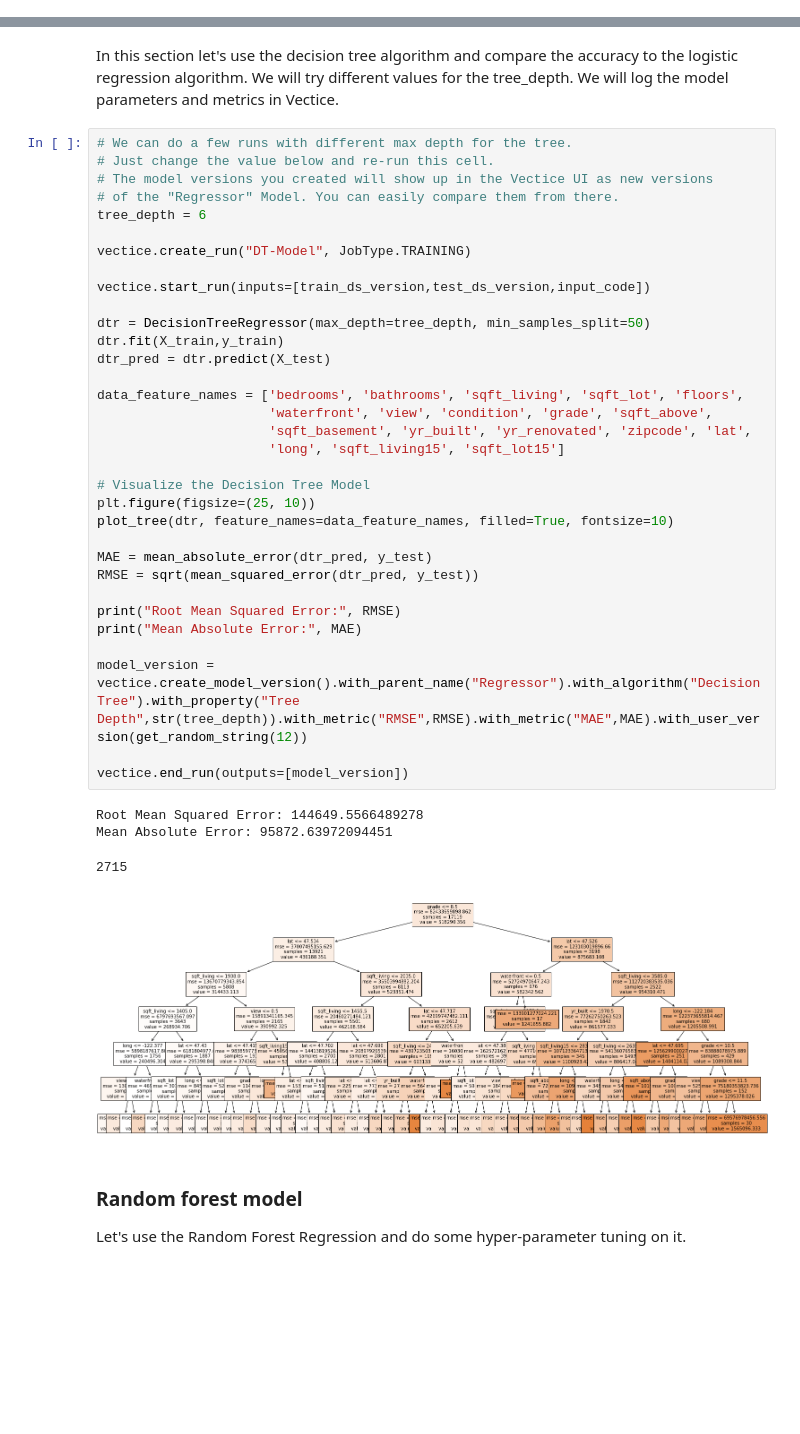
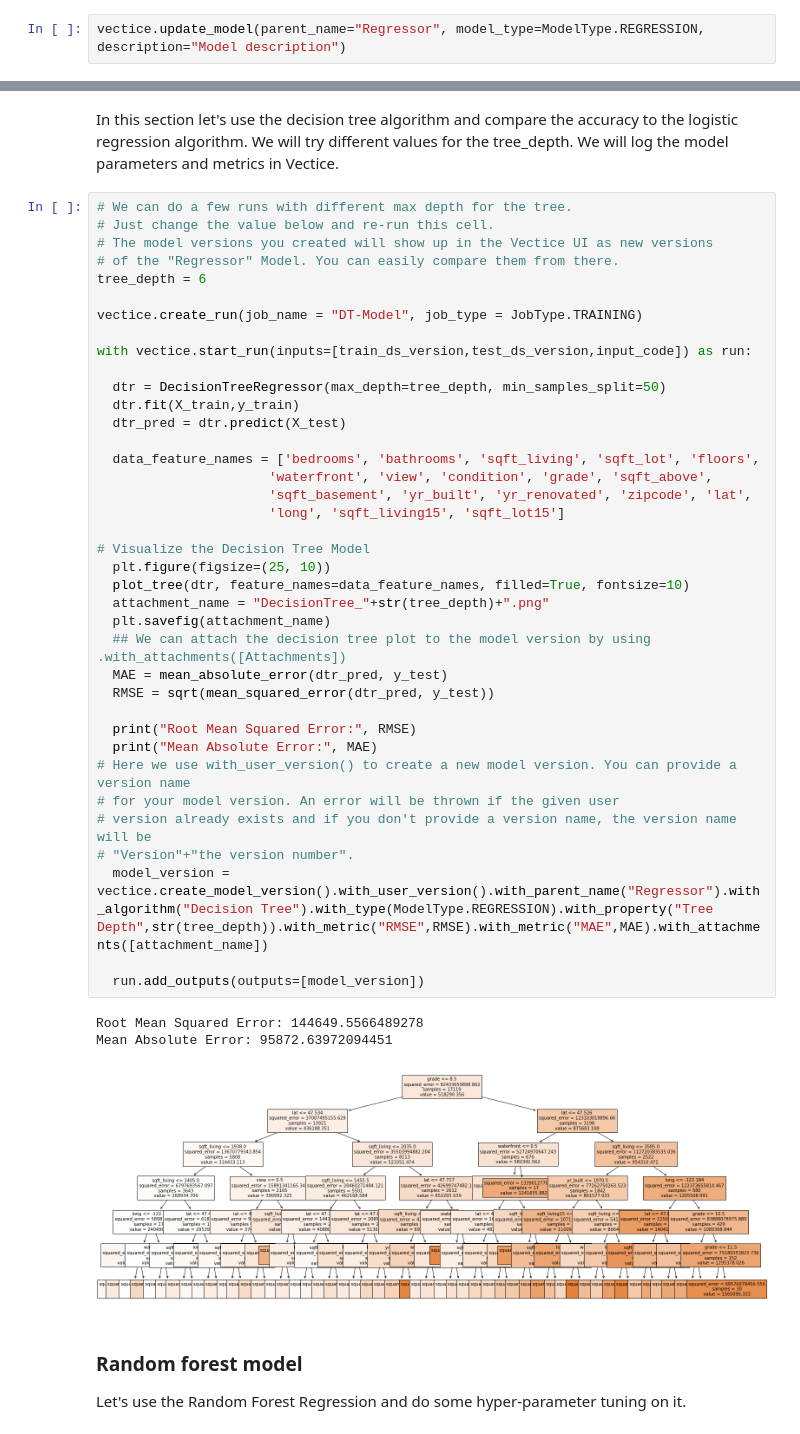
Before and after one commit to jingyanwang/skill_to_l3_example, a Jupyter notebook: Notebooks/Vanilla/Tutorial/Tutorial_Modelling_All.ipynb, the cells around one changed output, grey strips where cells are left out. Saved outputs shown, nothing was run; the diff lists cells and outputs as text; blank space fills up the shorter version.

```diff
--- a/Notebooks/Vanilla/Tutorial/Tutorial_Modelling_All.ipynb
+++ b/Notebooks/Vanilla/Tutorial/Tutorial_Modelling_All.ipynb
@@ -226,0 +222,2 @@ Mean Absolute Error:  109761.9792426024
+# %%
+vectice.update_model(parent_name="Regressor", model_type=ModelType.REGRESSION, description="Model description")
@@ -231,41 +230,45 @@ In this section let's use the decision tree algorithm and compare the accuracy t
 # %%
 # We can do a few runs with different max depth for the tree.
 # Just change the value below and re-run this cell.
 # The model versions you created will show up in the Vectice UI as new versions
 # of the "Regressor" Model. You can easily compare them from there.
 tree_depth = 6
 
-vectice.create_run("DT-Model", JobType.TRAINING)
+vectice.create_run(job_name = "DT-Model", job_type = JobType.TRAINING)
 
-vectice.start_run(inputs=[train_ds_version,test_ds_version,input_code])
+with vectice.start_run(inputs=[train_ds_version,test_ds_version,input_code]) as run:
 
-dtr = DecisionTreeRegressor(max_depth=tree_depth, min_samples_split=50)
-dtr.fit(X_train,y_train)
-dtr_pred = dtr.predict(X_test)
+  dtr = DecisionTreeRegressor(max_depth=tree_depth, min_samples_split=50)
+  dtr.fit(X_train,y_train)
+  dtr_pred = dtr.predict(X_test)
 
-data_feature_names = ['bedrooms', 'bathrooms', 'sqft_living', 'sqft_lot', 'floors',
+  data_feature_names = ['bedrooms', 'bathrooms', 'sqft_living', 'sqft_lot', 'floors',
                       'waterfront', 'view', 'condition', 'grade', 'sqft_above',
                       'sqft_basement', 'yr_built', 'yr_renovated', 'zipcode', 'lat',
                       'long', 'sqft_living15', 'sqft_lot15']
 
 # Visualize the Decision Tree Model
-plt.figure(figsize=(25, 10))
-plot_tree(dtr, feature_names=data_feature_names, filled=True, fontsize=10)
+  plt.figure(figsize=(25, 10))
+  plot_tree(dtr, feature_names=data_feature_names, filled=True, fontsize=10)
+  attachment_name = "DecisionTree_"+str(tree_depth)+".png"
+  plt.savefig(attachment_name)
+  ## We can attach the decision tree plot to the model version by using .with_attachments([Attachments])
+  MAE = mean_absolute_error(dtr_pred, y_test)
+  RMSE = sqrt(mean_squared_error(dtr_pred, y_test))
 
-MAE = mean_absolute_error(dtr_pred, y_test)
-RMSE = sqrt(mean_squared_error(dtr_pred, y_test))
+  print("Root Mean Squared Error:", RMSE)
+  print("Mean Absolute Error:", MAE)
+# Here we use with_user_version() to create a new model version. You can provide a version name
+# for your model version. An error will be thrown if the given user
+# version already exists and if you don't provide a version name, the version name will be
+# "Version"+"the version number".
+  model_version = vectice.create_model_version().with_user_version().with_parent_name("Regressor").with_algorithm("Decision Tree").with_type(ModelType.REGRESSION).with_property("Tree Depth",str(tree_depth)).with_metric("RMSE",RMSE).with_metric("MAE",MAE).with_attachments([attachment_name])
 
-print("Root Mean Squared Error:", RMSE)
-print("Mean Absolute Error:", MAE)
-
-model_version = vectice.create_model_version().with_parent_name("Regressor").with_algorithm("Decision Tree").with_property("Tree Depth",str(tree_depth)).with_metric("RMSE",RMSE).with_metric("MAE",MAE).with_user_version(get_random_string(12))
-
-vectice.end_run(outputs=[model_version])
+  run.add_outputs(outputs=[model_version])
 # %% [output]
 Root Mean Squared Error: 144649.5566489278
 Mean Absolute Error: 95872.63972094451
-2715
-[figure, old version]
+[figure, new version]
 # %% [markdown]
 ### Random forest model
 
```
Also changed, not shown: parts of 23 cells of this notebook.
